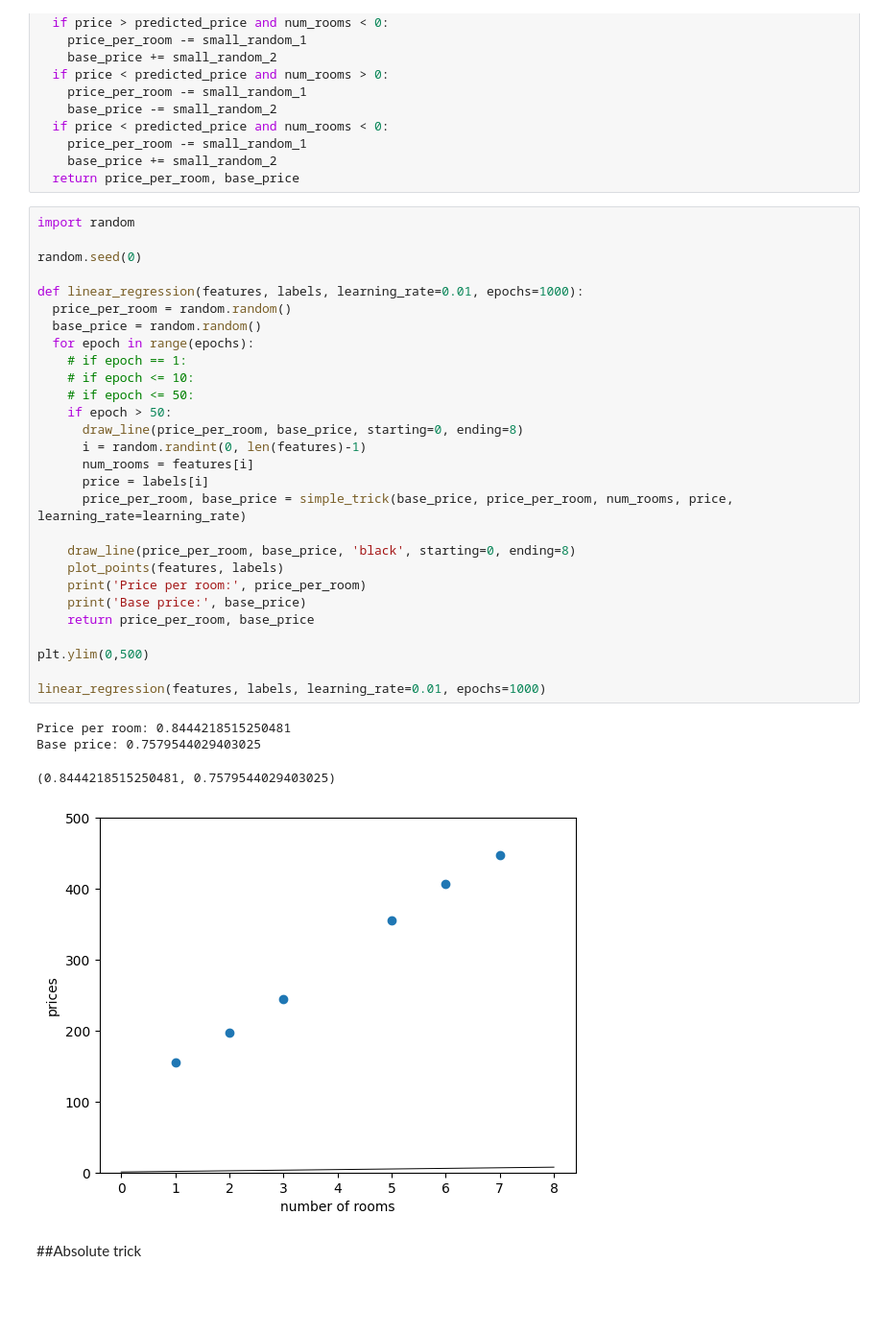
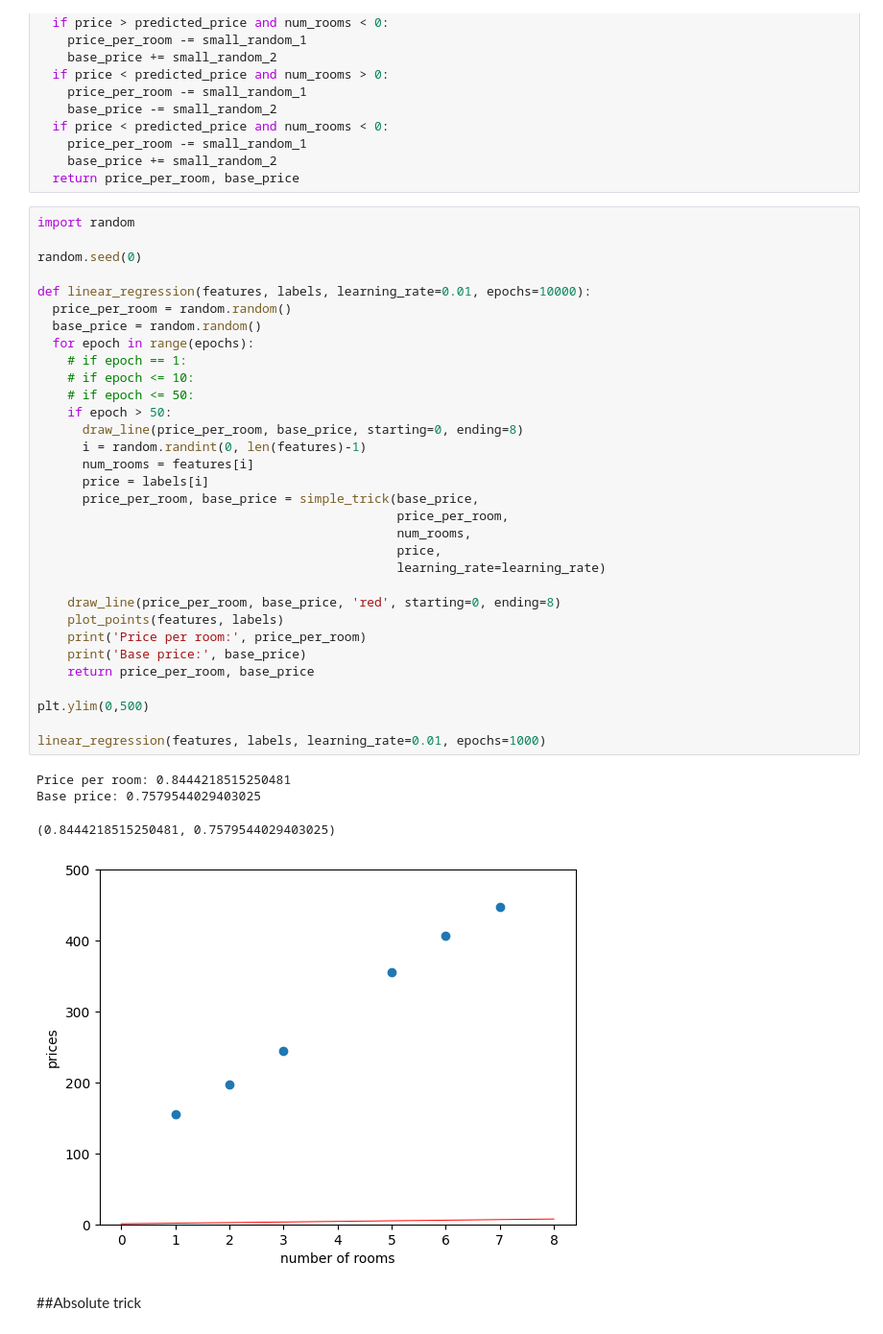
Before and after one commit to iPakTulane/GrokkingML, a Jupyter notebook: C3_Linear_Regression.ipynb, the cells around one changed output. Shown: that part at 96% size. Drawn from its saved outputs; the diff is of its cells as text; blank space fills up the shorter version.

```diff
--- a/C3_Linear_Regression.ipynb
+++ b/C3_Linear_Regression.ipynb
@@ -66,36 +66,40 @@ def simple_trick(base_price, price_per_room, num_rooms, price):
 # %%
 import random
 
 random.seed(0)
 
-def linear_regression(features, labels, learning_rate=0.01, epochs=1000):
+def linear_regression(features, labels, learning_rate=0.01, epochs=10000):
   price_per_room = random.random()
   base_price = random.random()
   for epoch in range(epochs):
     # if epoch == 1:
     # if epoch <= 10:
     # if epoch <= 50:
     if epoch > 50:
       draw_line(price_per_room, base_price, starting=0, ending=8)
       i = random.randint(0, len(features)-1)
       num_rooms = features[i]
       price = labels[i]
-      price_per_room, base_price = simple_trick(base_price, price_per_room, num_rooms, price, learning_rate=learning_rate)
+      price_per_room, base_price = simple_trick(base_price,
+                                                price_per_room,
+                                                num_rooms,
+                                                price,
+                                                learning_rate=learning_rate)
 
-    draw_line(price_per_room, base_price, 'black', starting=0, ending=8)
+    draw_line(price_per_room, base_price, 'red', starting=0, ending=8)
     plot_points(features, labels)
     print('Price per room:', price_per_room)
     print('Base price:', base_price)
     return price_per_room, base_price
 
 plt.ylim(0,500)
 
 linear_regression(features, labels, learning_rate=0.01, epochs=1000)
 # %% [output]
 Price per room: 0.8444218515250481
 Base price: 0.7579544029403025
 (0.8444218515250481, 0.7579544029403025)
-[figure, old version]
+[figure, new version]
 # %% [markdown]
 ##Absolute trick
 # %%
```
Also changed, not shown: parts of 2 cells of this notebook.
